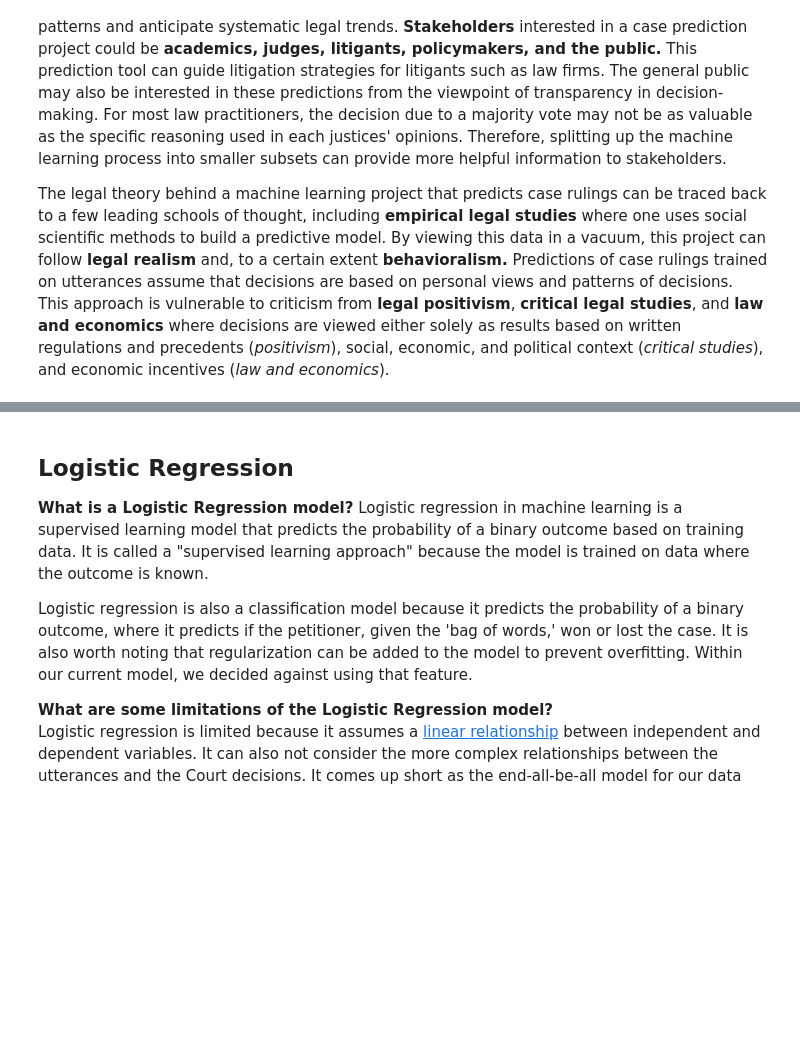
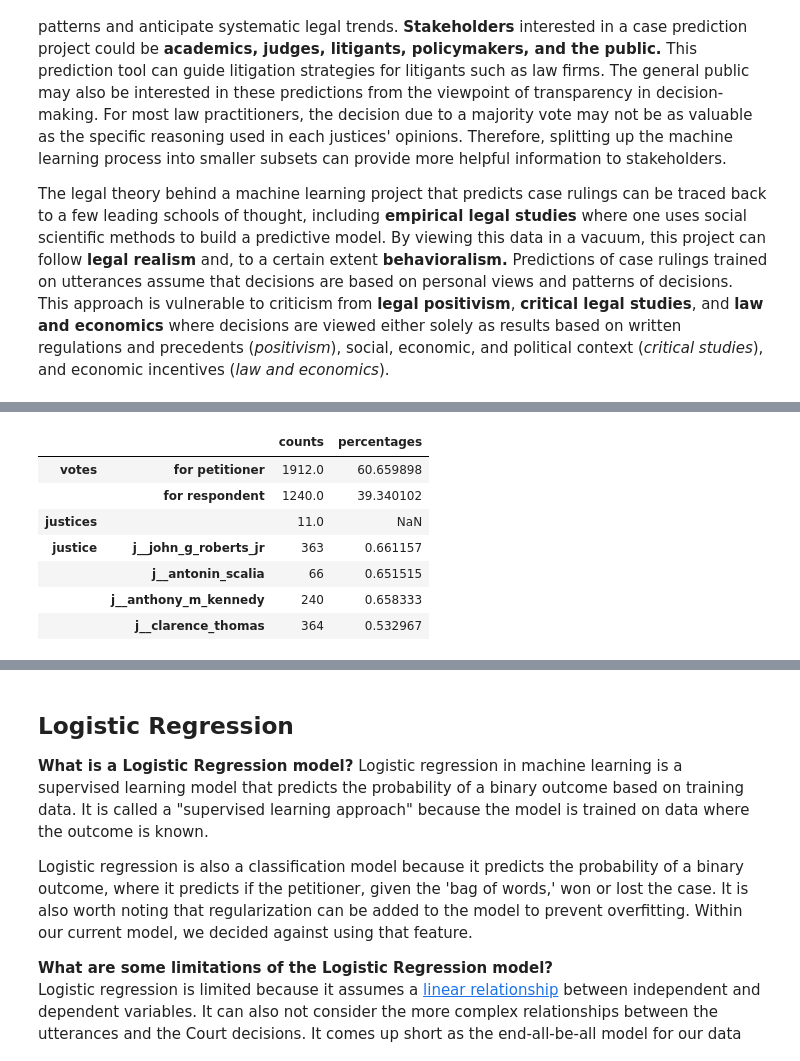
Before and after one commit to michplunkett/supreme-court-ml-predictions, a Jupyter notebook: final_report.ipynb, the cells around one changed output, grey strips where cells are left out. Saved outputs shown, nothing was run; the diff lists cells and outputs as text; code cells hidden in the pictures; blank space fills up the shorter version.

```diff
--- a/final_report.ipynb
+++ b/final_report.ipynb
@@ -83,0 +187,11 @@ The legal theory behind a machine learning project that predicts case rulings ca
+# %%
+ds.voters_stats.head(7)
+# %% [output]
+|  |  | counts | percentages |
+| votes | for petitioner | 1912.0 | 60.659898 |
+|  | for respondent | 1240.0 | 39.340102 |
+| justices |  | 11.0 | NaN |
+| justice | j__john_g_roberts_jr | 363 | 0.661157 |
+|  | j__antonin_scalia | 66 | 0.651515 |
+|  | j__anthony_m_kennedy | 240 | 0.658333 |
+|  | j__clarence_thomas | 364 | 0.532967 |
```
Also changed, not shown: parts of 13 cells of this notebook.
